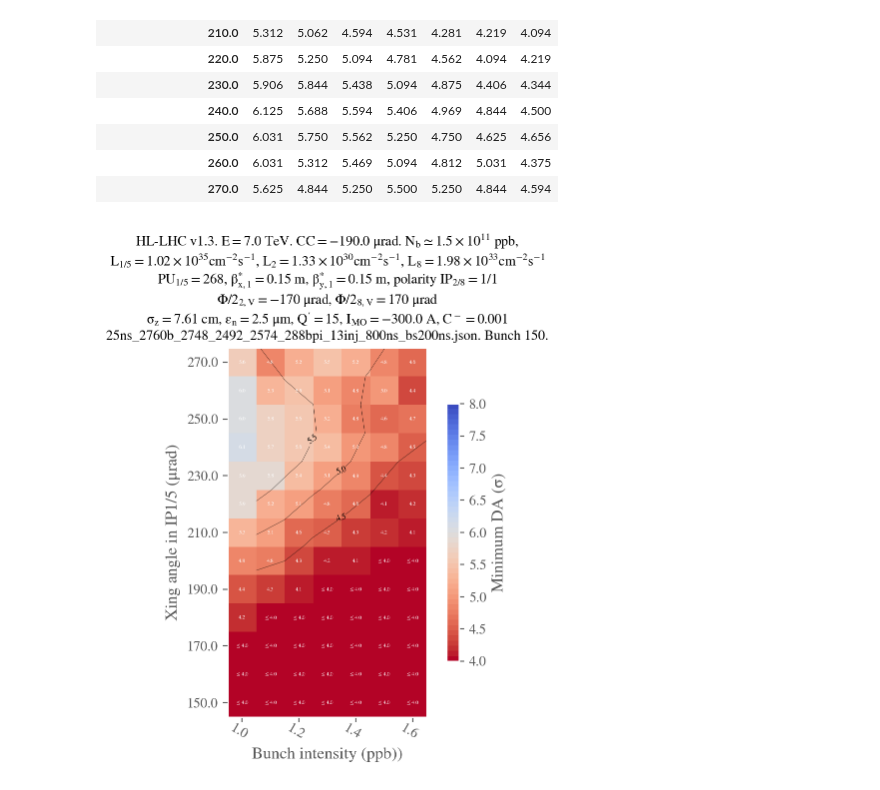
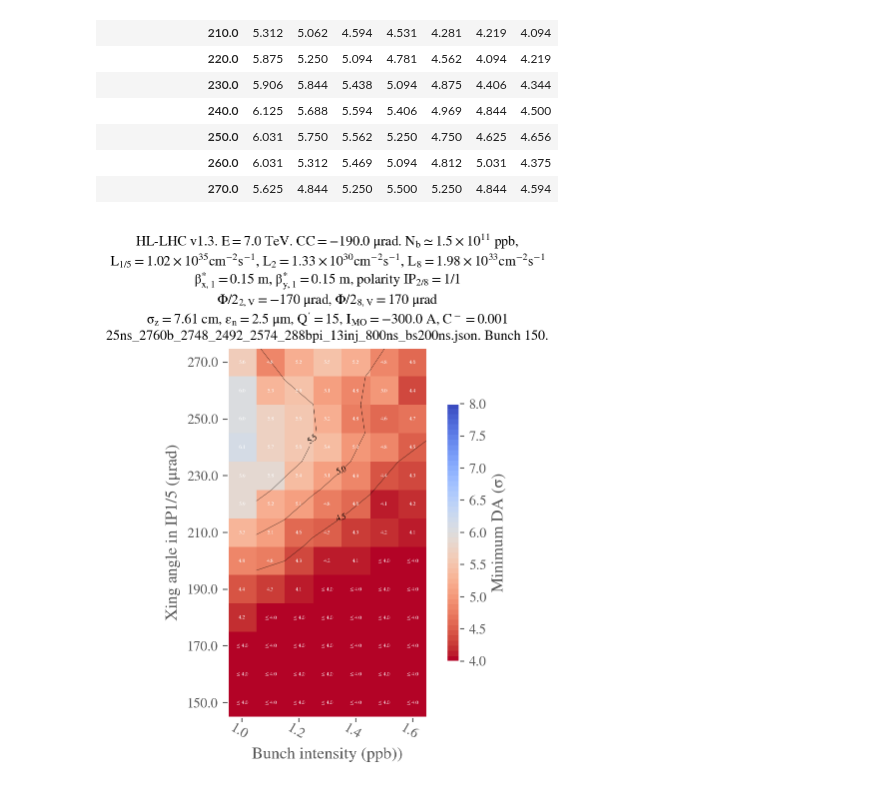
Before and after one commit to ColasDroin/DA_IPAC_2024, a Jupyter notebook: studies/analysis/analysis_int_xing_scan_end_of_levelling.ipynb, the cells around one changed output. Saved outputs shown, nothing was run; the diff lists cells and outputs as text; code cells hidden in the pictures.

Commit message:
Update one plot without lumi

```diff
--- a/studies/analysis/analysis_int_xing_scan_end_of_levelling.ipynb
+++ b/studies/analysis/analysis_int_xing_scan_end_of_levelling.ipynb
@@ -87,31 +87,33 @@ conf_collider = analysis_functions.load_config(CONF_COLLIDER_PATH)["config_colli
 ylabel = r"Xing angle in IP1/5 ($\mu$rad)"
 xlabel = r"Bunch intensity (ppb))"
 analysis_functions.plot_heatmap(
     df_to_plot,
     f'{STUDY_NAME}_{COLLIDER}',
     link=None,
     plot_contours=True,
     conf_mad=conf_mad,
     conf_collider=conf_collider,
     type_crossing="flatvh",
     betx=0.15,
     bety=0.15,
     symmetric=False,
     mask_lower_triangle=False,
     xlabel=xlabel,
     ylabel=ylabel,
     plot_diagonal_lines=False,
     xaxis_ticks_on_top=False,
     display_intensity=True,
     green_contour=6.,
     CC = True,
     vmin=4.,
     vmax=8.0,
     extended_diagonal=False,
     Nb=True,
     display_xing = False,
     display_tune = False,
+    PU = False,
+    ignore_lumi_1_5 = False,
     #title="opt_collapse_1100_1500_oct_scan",
 )
 # %% [output]
-[figure, old version]
+[figure, new version]
```
Also changed, not shown: 2 other files.
